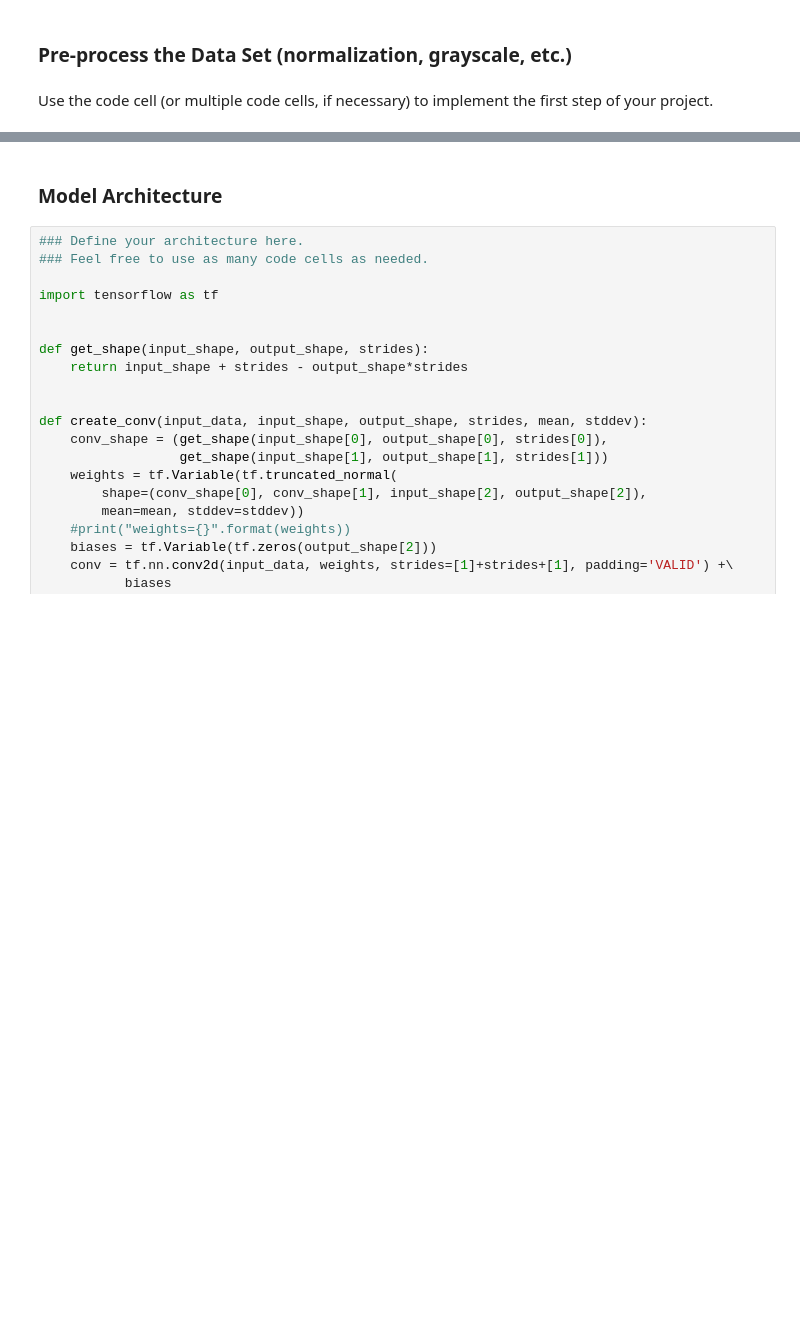
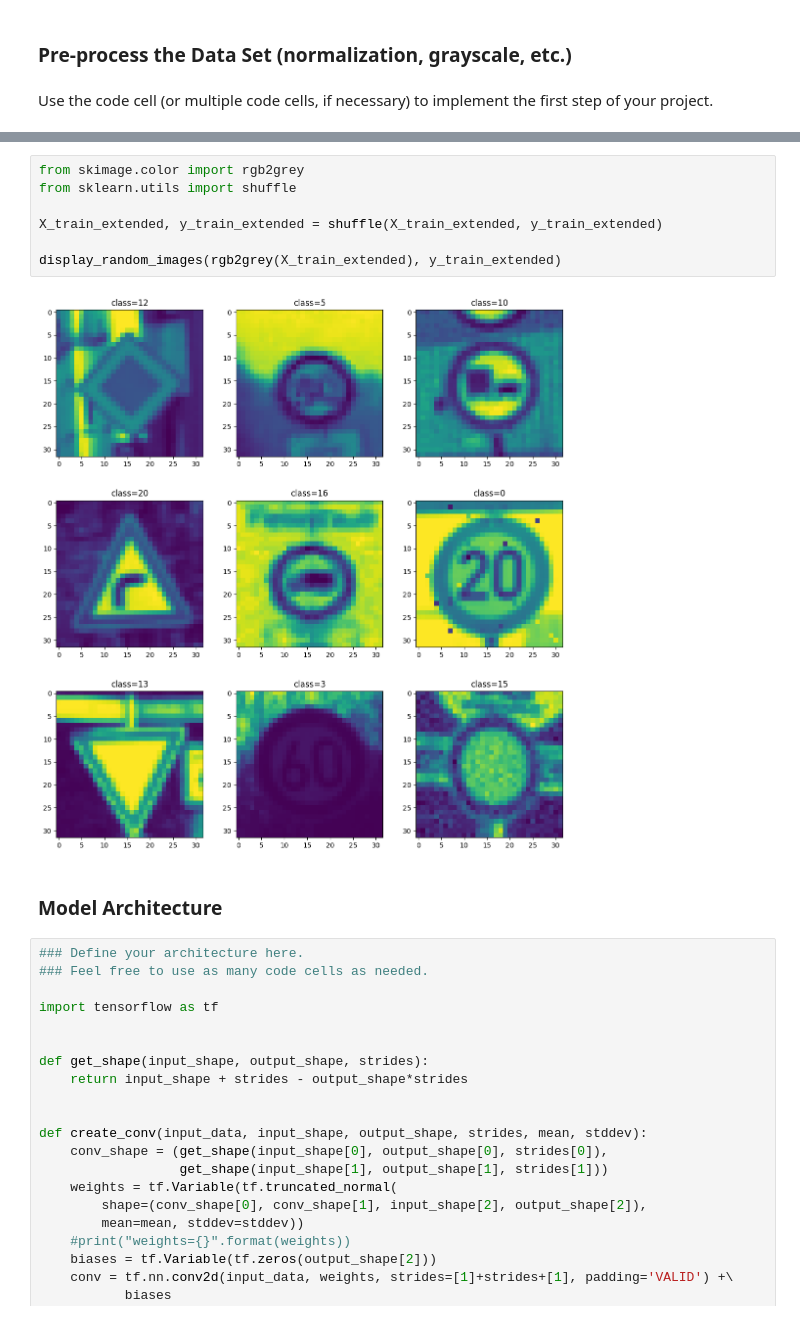
Before and after one commit to DukeXar/CarND-Traffic-Sign-Classifier-Project-pub, a Jupyter notebook: Traffic_Sign_Classifier.ipynb, the cells around one changed output, grey strips where cells are left out. Saved outputs shown, nothing was run; the diff lists cells and outputs as text; blank space fills up the shorter version.

```diff
--- a/Traffic_Sign_Classifier.ipynb
+++ b/Traffic_Sign_Classifier.ipynb
@@ -139,3 +238,12 @@ X_train, y_train = shuffle(X_train, y_train)
+# %%
+from skimage.color import rgb2grey
+from sklearn.utils import shuffle
+
+X_train_extended, y_train_extended = shuffle(X_train_extended, y_train_extended)
+
+display_random_images(rgb2grey(X_train_extended), y_train_extended)
+# %% [output]
+[figure, added]
 # %% [markdown]
 ### Model Architecture
 # %%
```
Also changed, not shown: parts of 7 cells of this notebook.
